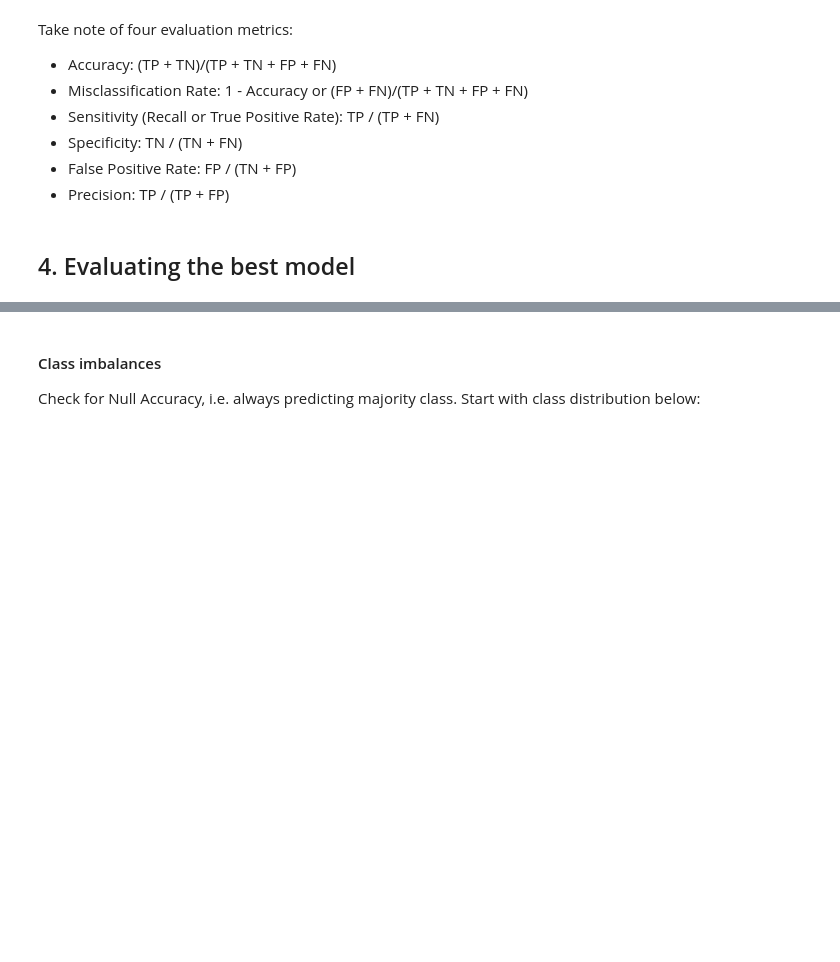
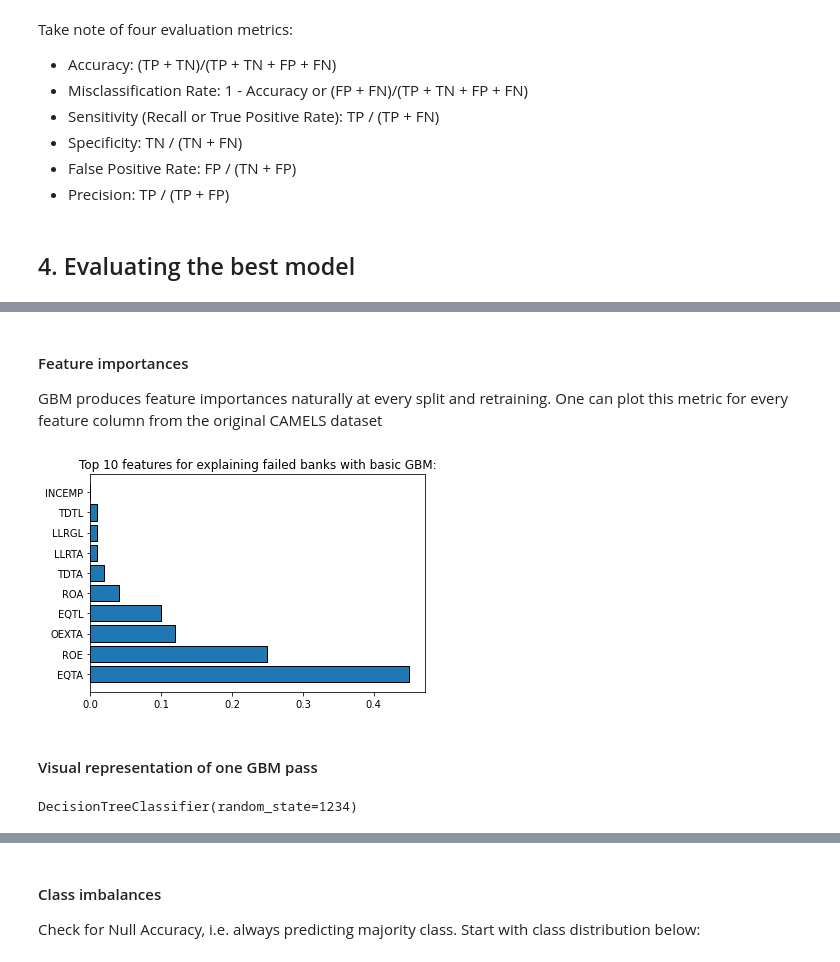
Before and after one commit to allaccountstaken/automl_v_hyperdrive, a Jupyter notebook: benchmark_model.ipynb, the cells around one changed output, grey strips where cells are left out. Cells and saved outputs as stored; diff of their text form; code cells hidden in the pictures; blank space fills up the shorter version.

Commit message:
ploting feature importances and tree represenation of splits

```diff
--- a/benchmark_model.ipynb
+++ b/benchmark_model.ipynb
@@ -101,7 +100,7 @@ y = banks_df["Target"].values.reshape(-1, 1)
 # %% [markdown]
 First train/test split, note `random_state=123` for the auditing purposes.
 # %%
-X_train, X_test, y_train, y_test = train_test_split(X, y, random_state=123)
+X_train, X_test, y_train, y_test = train_test_split(X, y, train_size=0.7, random_state=123)
 # %% [markdown]
 Creating `StandardScaler` object and fitting, i.e. removing the mean and scaling to unit variance.
 # %%
@@ -140,11 +139,12 @@ Take note of four evaluation metrics:
 # %% [markdown]
 ## 4. Evaluating the best model
 # %%
-clf_best = GradientBoostingClassifier(n_estimators=20,
-                                     learning_rate=0.1,
-                                     max_features=5,
-                                     max_depth=2,
-                                     random_state=123)
+clf_best = GradientBoostingClassifier(verbose=3,
+                                      n_estimators=20,
+                                      learning_rate=0.1,
+                                      max_features=5,
+                                      max_depth=2,
+                                      random_state=123)
 
 clf_best.fit(X_train_scaled, y_train.ravel())
 predictions = clf_best.predict(X_test_scaled)
@@ -153,0 +170,32 @@ Testing accuracy: 98.746%
+# %% [markdown]
+#### Feature importances
+GBM produces feature importances naturally at every split and retraining. One can plot this metric for every feature column from the original CAMELS dataset
+# %%
+importances = clf_best.feature_importances_
+feature_list = list(X.columns)
+class_names = list(y)
+title = "failed banks with basic GBM"
+# %%
+feature_importances = [(feature, round(importance, 2)) for feature, importance in zip(feature_list, importances)]
+
+# Sort the feature importances by most important first
+feature_importances = sorted(feature_importances, key = lambda x: x[1], reverse = True)
+x_val = [x[0] for x in feature_importances[0:10]]
+y_val = [x[1] for x in feature_importances[0:10]]
+
+plt.barh(x_val, y_val, edgecolor='black')
+plt.title('Top 10 features for explaining {}:'.format(title))
+plt.show()
+# %% [output]
+[figure, added]
+# %% [markdown]
+#### Visual representation of one GBM pass
+# %%
+import graphviz
+from sklearn import tree
+from sklearn.tree import DecisionTreeClassifier
+
+clf_tree = DecisionTreeClassifier(random_state=1234)
+clf_tree.fit(X_train_scaled, y_train)
+# %% [output]
+DecisionTreeClassifier(random_state=1234)
```
Also changed, not shown: parts of 4 cells of this notebook.
